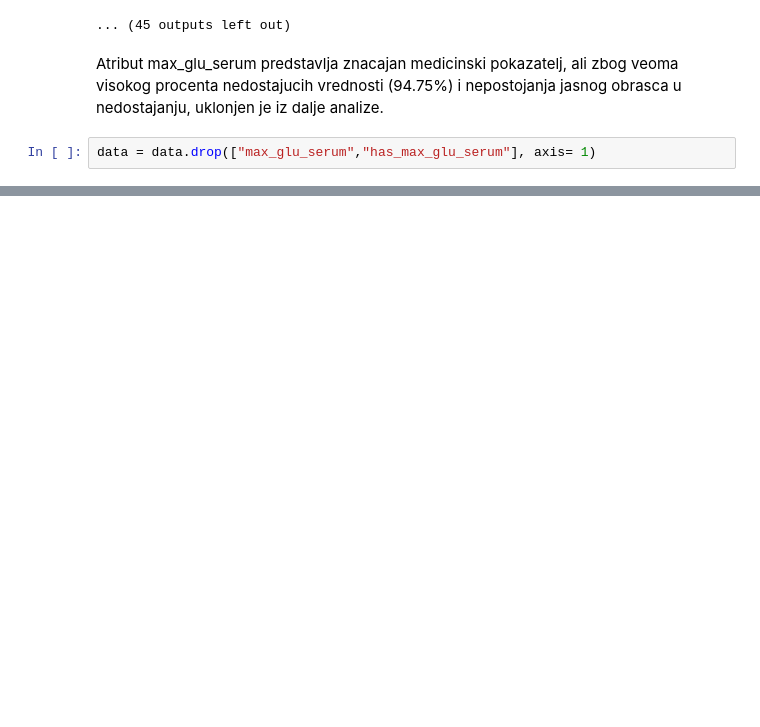
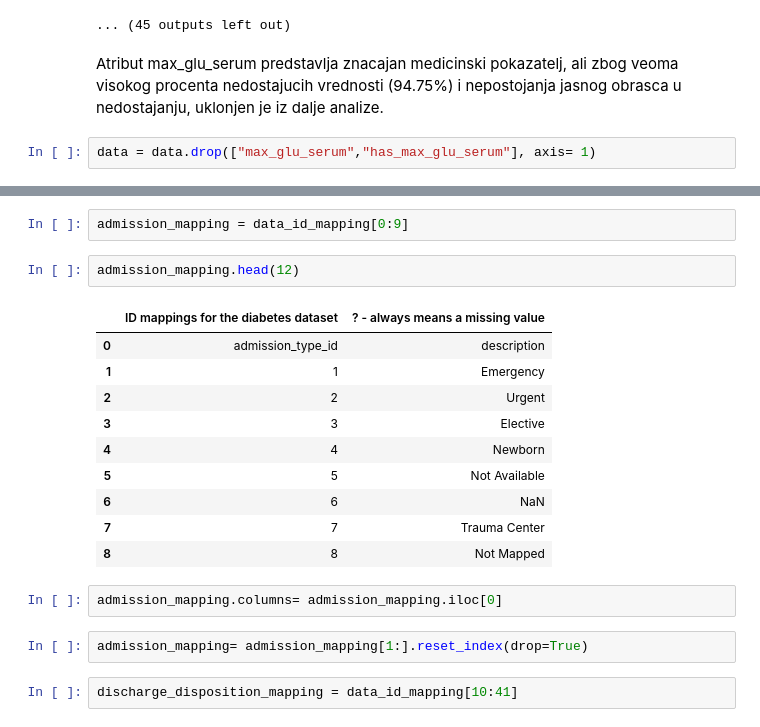
Before and after one commit to anastasija010802/ML_project, a Jupyter notebook: notebooks/exploratory_data_analysis.ipynb, the cells around one changed output, grey strips where cells are left out. Cells and saved outputs as stored; diff of their text form; blank space fills up the shorter version.

```diff
--- a/notebooks/exploratory_data_analysis.ipynb
+++ b/notebooks/exploratory_data_analysis.ipynb
@@ -191,0 +267,21 @@ data = data.drop(["max_glu_serum","has_max_glu_serum"], axis= 1)
+# %%
+admission_mapping = data_id_mapping[0:9]
+# %%
+admission_mapping.head(12)
+# %% [output]
+|  | ID mappings for the diabetes dataset | ? - always means a missing value |
+| 0 | admission_type_id | description |
+| 1 | 1 | Emergency |
+| 2 | 2 | Urgent |
+| 3 | 3 | Elective |
+| 4 | 4 | Newborn |
+| 5 | 5 | Not Available |
+| 6 | 6 | NaN |
+| 7 | 7 | Trauma Center |
+| 8 | 8 | Not Mapped |
+# %%
+admission_mapping.columns= admission_mapping.iloc[0]
+# %%
+admission_mapping= admission_mapping[1:].reset_index(drop=True)
+# %%
+discharge_disposition_mapping = data_id_mapping[10:41]
```
Also changed, not shown: parts of 26 cells of this notebook.
